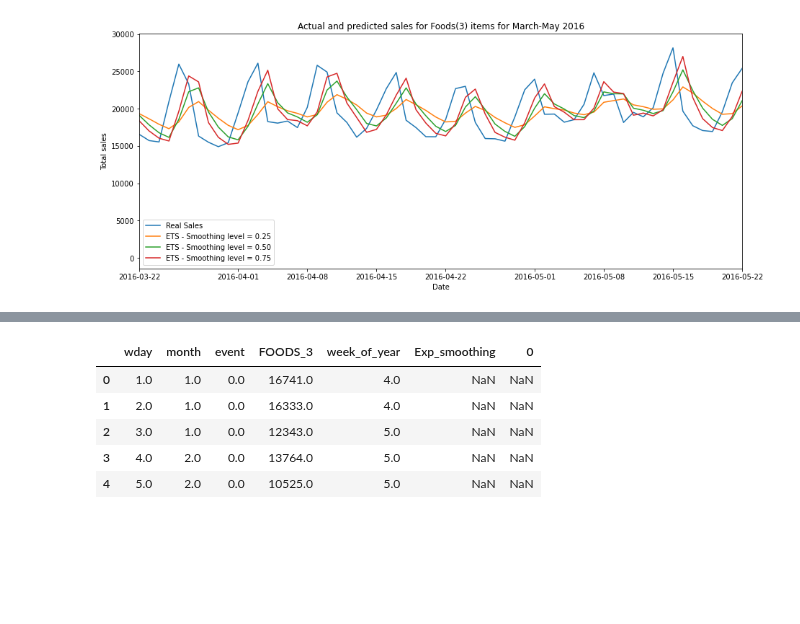
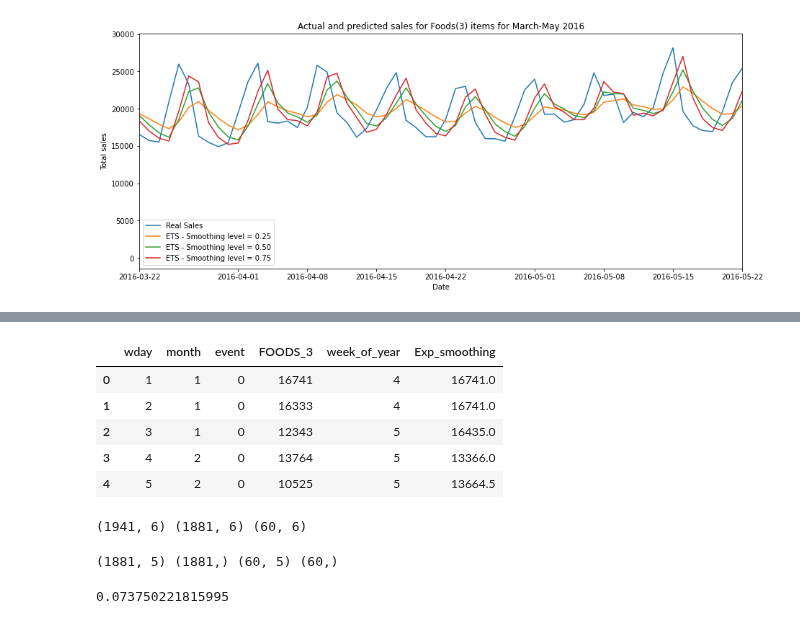
Before and after one commit to sithankanna/hts-forecast, a Jupyter notebook: notebooks/002-EK-EDA.ipynb, the cells around one changed output, grey strips where cells are left out. Drawn from its saved outputs; the diff is of its cells as text; code cells hidden in the pictures; blank space fills up the shorter version.

Commit message:
Add Exp smoothing to ML models

```diff
--- a/notebooks/002-EK-EDA.ipynb
+++ b/notebooks/002-EK-EDA.ipynb
@@ -672,5 +672,6 @@ Lets take Smoothing level = 0.75 as the "best" fit. We need to add this as a fea
 # %%
 #Reset index of smoothing fit so that we can drop the date column
-##Smoothing_fit3.fittedvalues.reset_index()
-##Smoothing_fit3.drop('date', axis='columns')
+df14 = pd.DataFrame()
+df14 = Smoothing_fit3.fittedvalues.reset_index()
+df14[0]
 # %% [output]
@@ -678,11 +690,36 @@ AttributeError: 'HoltWintersResults' object has no attribute 'drop'
 # %%
 #Add Exp-smoothing fit3 to df13 as an input feature
-##df14 = pd.concat([df13, Smoothing_fit3.fittedvalues] , axis=1 )
-##df14.head()
+df15 = df13.copy()
+df15['Exp_smoothing'] = df14[0]
+df15.head(5)
 # %% [output]
-|  | wday | month | event | FOODS_3 | week_of_year | Exp_smoothing | 0 |
-| 0 | 1.0 | 1.0 | 0.0 | 16741.0 | 4.0 | NaN | NaN |
-| 1 | 2.0 | 1.0 | 0.0 | 16333.0 | 4.0 | NaN | NaN |
-| 2 | 3.0 | 1.0 | 0.0 | 12343.0 | 5.0 | NaN | NaN |
-| 3 | 4.0 | 2.0 | 0.0 | 13764.0 | 5.0 | NaN | NaN |
-| 4 | 5.0 | 2.0 | 0.0 | 10525.0 | 5.0 | NaN | NaN |
+|  | wday | month | event | FOODS_3 | week_of_year | Exp_smoothing |
+| 0 | 1 | 1 | 0 | 16741 | 4 | 16741.0 |
+| 1 | 2 | 1 | 0 | 16333 | 4 | 16741.0 |
+| 2 | 3 | 1 | 0 | 12343 | 5 | 16435.0 |
+| 3 | 4 | 2 | 0 | 13764 | 5 | 13366.0 |
+| 4 | 5 | 2 | 0 | 10525 | 5 | 13664.5 |
+# %%
+# split the last 2 months as a test set
+train_ML3 = df15.iloc[:-60]
+test_ML3 = df15.iloc[-60:]
+print(df15.shape, train_ML3.shape, test_ML3.shape)
+# %% [output]
+(1941, 6) (1881, 6) (60, 6)
+# %%
+#Set the inputs and targets from train and test data
+train_input3 = train_ML3.drop('FOODS_3', axis = 'columns')
+train_target3 = train_ML3.FOODS_3
+test_input3 = test_ML3.drop('FOODS_3', axis = 'columns')
+test_target3 = test_ML3.FOODS_3
+
+print(train_input3.shape, train_target3.shape, test_input3.shape, test_target3.shape)
+# %% [output]
+(1881, 5) (1881,) (60, 5) (60,)
+# %%
+#Linear Regression fitting and prediction
+linear.fit(train_input3, train_target3)
+y_predicted_linear3 = linear.predict(test_input3)
+linear.score(test_input3, test_target3)
+# %% [output]
+0.073750221815995
```
Also changed, not shown: parts of 8 cells of this notebook.
